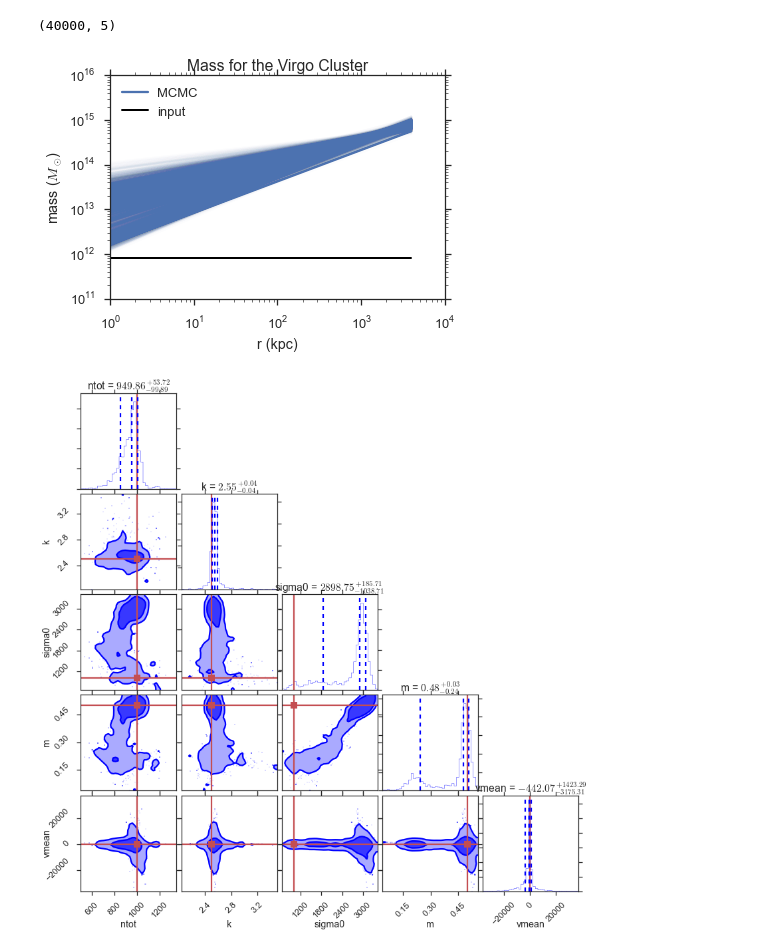
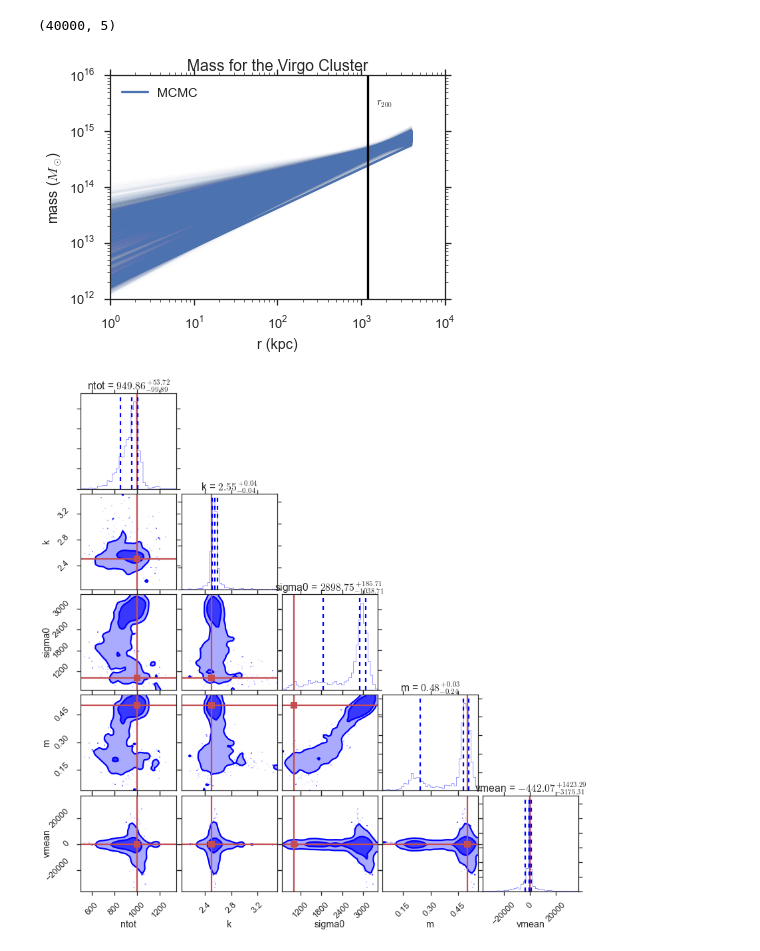
Before and after one commit to ondrejiayc/PH366_final_project, a Jupyter notebook: massProfileGeneration.ipynb, the cells around one changed output. Saved outputs shown, nothing was run; the diff lists cells and outputs as text; code cells hidden in the pictures.

```diff
--- a/massProfileGeneration.ipynb
+++ b/massProfileGeneration.ipynb
@@ -36,36 +36,38 @@ def generateMassProfile(radii,sigma0,m,k,normed=True):
 
     INPUTS:
         - radii: a numpy array
         - sigma0: parameter of the velocity dispersion profile
         - m: parameter of the velocity dispersion profile (pwerlaw index)
         - k: power law index of the density profile
         - normed: if True, assumes the input units to be kpc for radii, km/s for sigma0, returns masses in Msun
 
     RETURNS:
         - mass profile in Msun (normed=True) or arbitrary units (normed=False)
     '''
 
     norm = 2.312e5 if normed else 1.
     return -norm*radii*(sigma0*radii**(-m))**2*(-k-2*m)
 
 for i in chain[0:1]:
     plt.plot(radii,generateMassProfile(radii,i[2],i[3],i[1]),color=blue,label='MCMC')
 
 for i in chain[1:40000:10]:
     plt.plot(radii,generateMassProfile(radii,i[2],i[3],i[1]),alpha=0.015,color=blue)
 
-plt.plot(radii,generateMassProfile(radii,1000,0.5,2.5),'k-',lw=2,label='input')
+#plt.plot(radii,generateMassProfile(radii,1000,0.5,2.5),'k-',lw=2,label='input')
 
 plt.xscale('log')
 plt.yscale('log')
 plt.xlabel('r (kpc)')
-plt.legend(loc='upper left')
 plt.ylabel('mass ($M_{\odot}$)')
 plt.title('Mass for the Virgo Cluster')
+plt.axvline(x=1.2e3,color='k')
+plt.legend(loc='upper left')
+plt.text(1.5e3,3e15,'$r_{200}$')
 
 plt.savefig('massVirgo.png',dpi=300,bbox_inches='tight',pad_inches=0.2)
 # %% [output]
-[figure, old version]
+[figure, new version]
 # %%
 import corner
 figure = corner.corner(chain, labels=['ntot','k','sigma0','m','vmean'],quantiles=[0.16,0.5,0.84],
```
Also changed, not shown: parts of 2 cells of this notebook.
